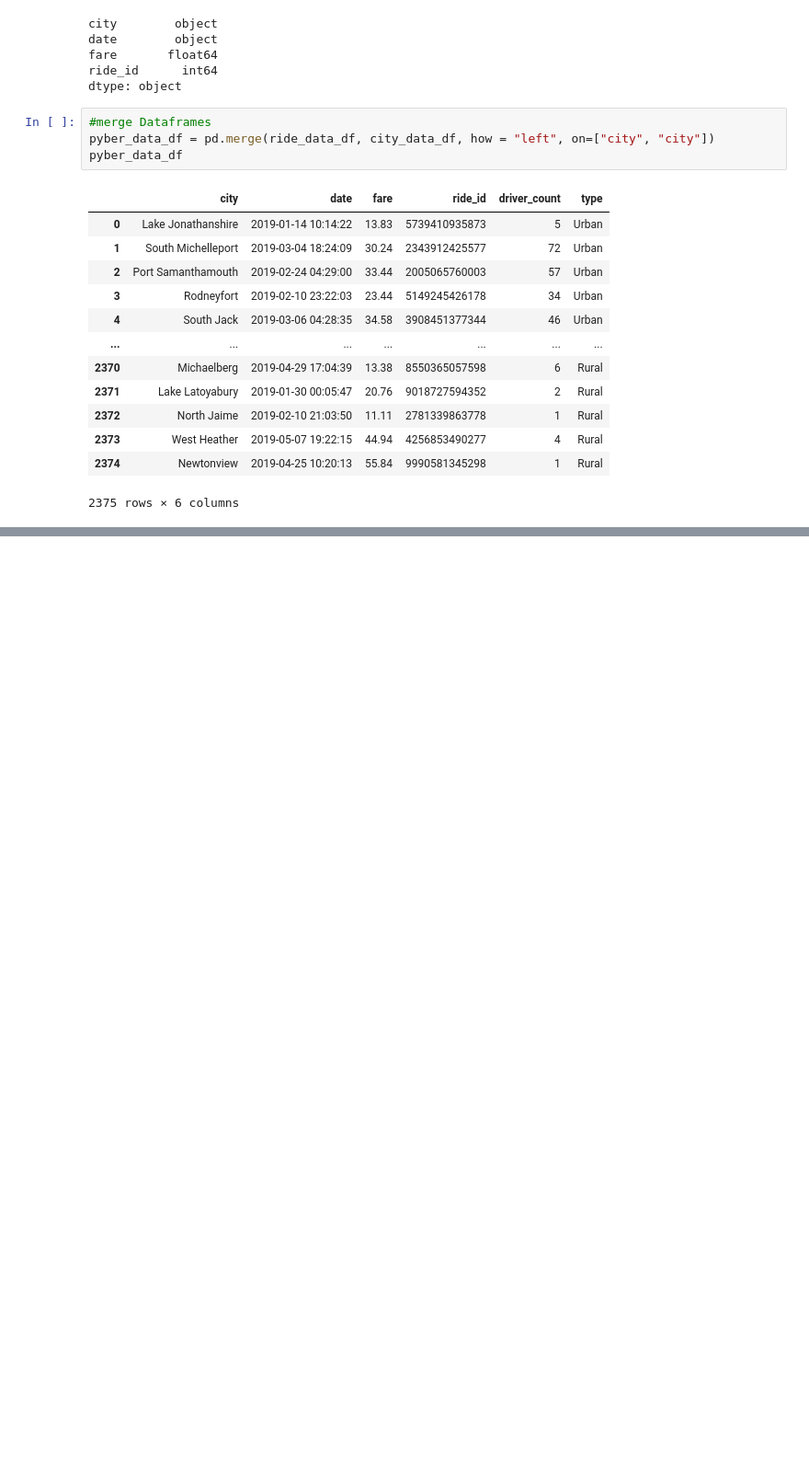
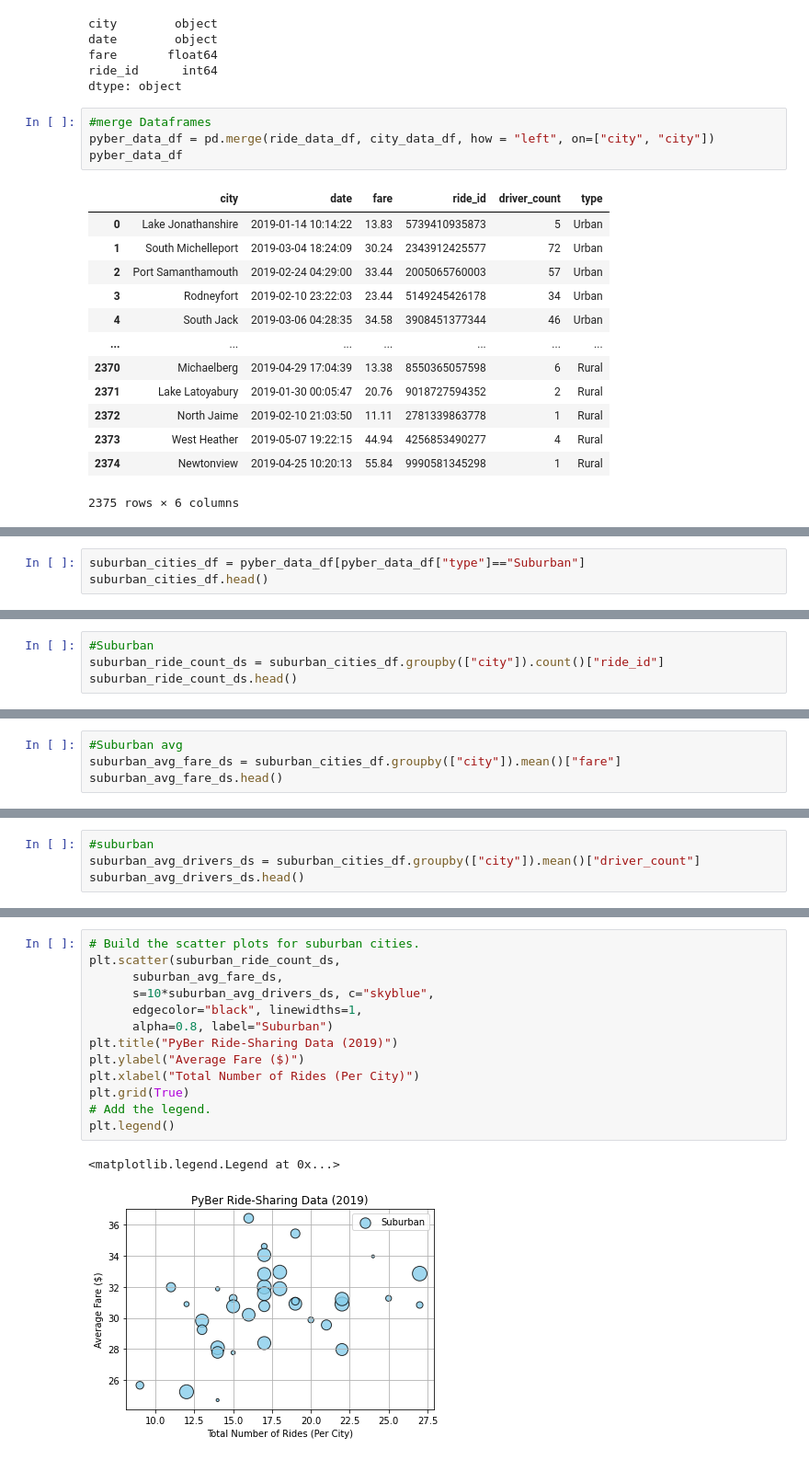
Before and after one commit to manBow1119/PyBer-analysis, a Jupyter notebook: PyBer_Analysis.ipynb, the cells around one changed output, grey strips where cells are left out. Shown: that part at 92% size. Saved outputs shown, nothing was run; the diff lists cells and outputs as text; blank space fills up the shorter version.

```diff
--- a/PyBer_Analysis.ipynb
+++ b/PyBer_Analysis.ipynb
@@ -118,0 +130,3 @@ pyber_data_df
+# %%
+suburban_cities_df = pyber_data_df[pyber_data_df["type"]=="Suburban"]
+suburban_cities_df.head()
@@ -118,0 +163,4 @@ pyber_data_df
+# %%
+#Suburban
+suburban_ride_count_ds = suburban_cities_df.groupby(["city"]).count()["ride_id"]
+suburban_ride_count_ds.head()
@@ -118,0 +199,4 @@ pyber_data_df
+# %%
+#Suburban avg
+suburban_avg_fare_ds = suburban_cities_df.groupby(["city"]).mean()["fare"]
+suburban_avg_fare_ds.head()
@@ -118,0 +235,4 @@ pyber_data_df
+# %%
+#suburban
+suburban_avg_drivers_ds = suburban_cities_df.groupby(["city"]).mean()["driver_count"]
+suburban_avg_drivers_ds.head()
@@ -118,0 +275,16 @@ pyber_data_df
+# %%
+# Build the scatter plots for suburban cities.
+plt.scatter(suburban_ride_count_ds,
+      suburban_avg_fare_ds,
+      s=10*suburban_avg_drivers_ds, c="skyblue",
+      edgecolor="black", linewidths=1,
+      alpha=0.8, label="Suburban")
+plt.title("PyBer Ride-Sharing Data (2019)")
+plt.ylabel("Average Fare ($)")
+plt.xlabel("Total Number of Rides (Per City)")
+plt.grid(True)
+# Add the legend.
+plt.legend()
+# %% [output]
+<matplotlib.legend.Legend at 0x...>
+[figure, added]
```
Also changed, not shown: parts of 16 cells of this notebook, 1 other file.
